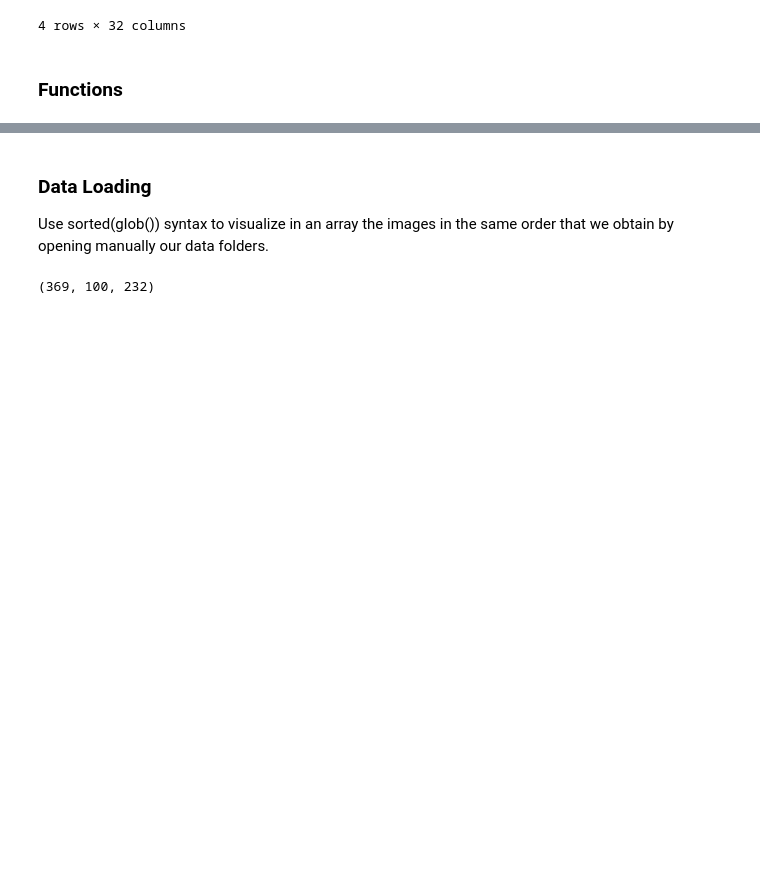
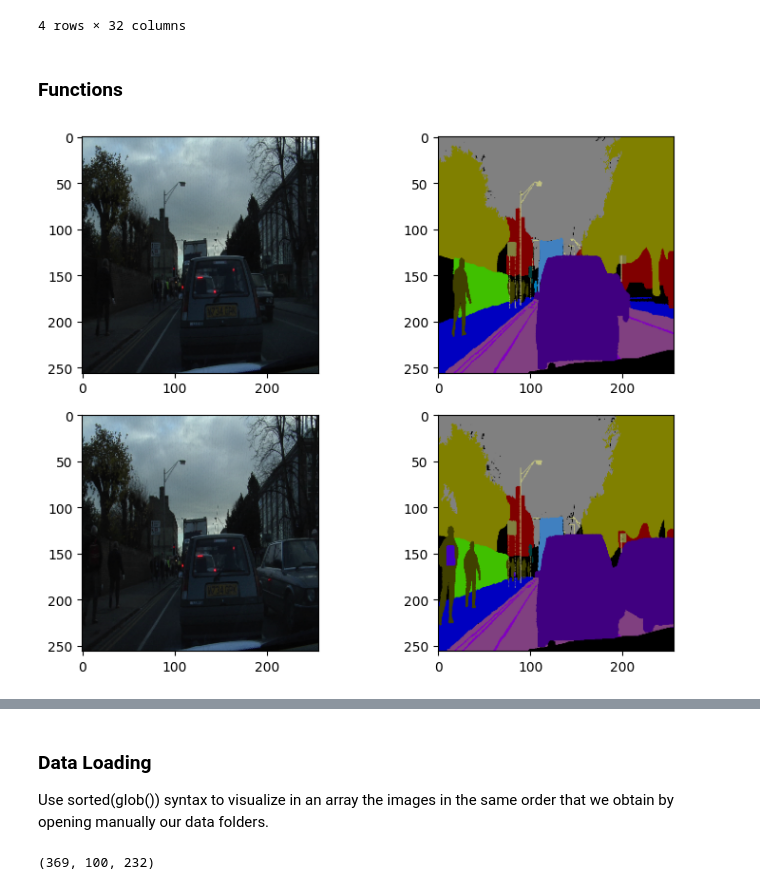
Before and after one commit to DavidAlexanderMoe/Road-Semantic-Segmentation-with-Unets, a Jupyter notebook: 1. Data loading.ipynb, the cells around one changed output, grey strips where cells are left out. Drawn from its saved outputs; the diff is of its cells as text; code cells hidden in the pictures; blank space fills up the shorter version.

Commit message:
data loading

```diff
--- a/1. Data loading.ipynb
+++ b/1. Data loading.ipynb
@@ -70,0 +56,31 @@ def load_image(path, SIZE):
+# %%
+def show_pairs(images, masks, cmap=None):
+    if images.shape[0] != masks.shape[0]:
+        raise ValueError("Number of images must be equal to the number of masks.")
+
+    if len(images.shape) == 3:      # means that it's a single pair of images to be plotted
+        plt.subplot(1,2,1)
+        plt.imshow(images)
+        plt.subplot(1,2,2)
+        plt.imshow(masks)
+
+    else:
+        n = images.shape[0]
+        fig, axs = plt.subplots(nrows=n, ncols=2, figsize=(8,3*n))
+        for i in range(n):
+            axs[i, 0].imshow(images[i])
+            axs[i, 1].imshow(masks[i], cmap=cmap)
+        plt.tight_layout()
+
+
+def load_image(path, SIZE):
+    img = load_img(path)
+    img = img_to_array(img)
+    img = tfi.resize(img, (SIZE, SIZE))
+    img = tf.cast(img, tf.float32)      # convert data type to float
+    img = img/255.                      # normalize to [0,1]
+    return img
+# %%
+show_pairs(train_images[:2], train_masks[:2])
+# %% [output]
+[figure, added]
```
Also changed, not shown: parts of 15 cells of this notebook.
